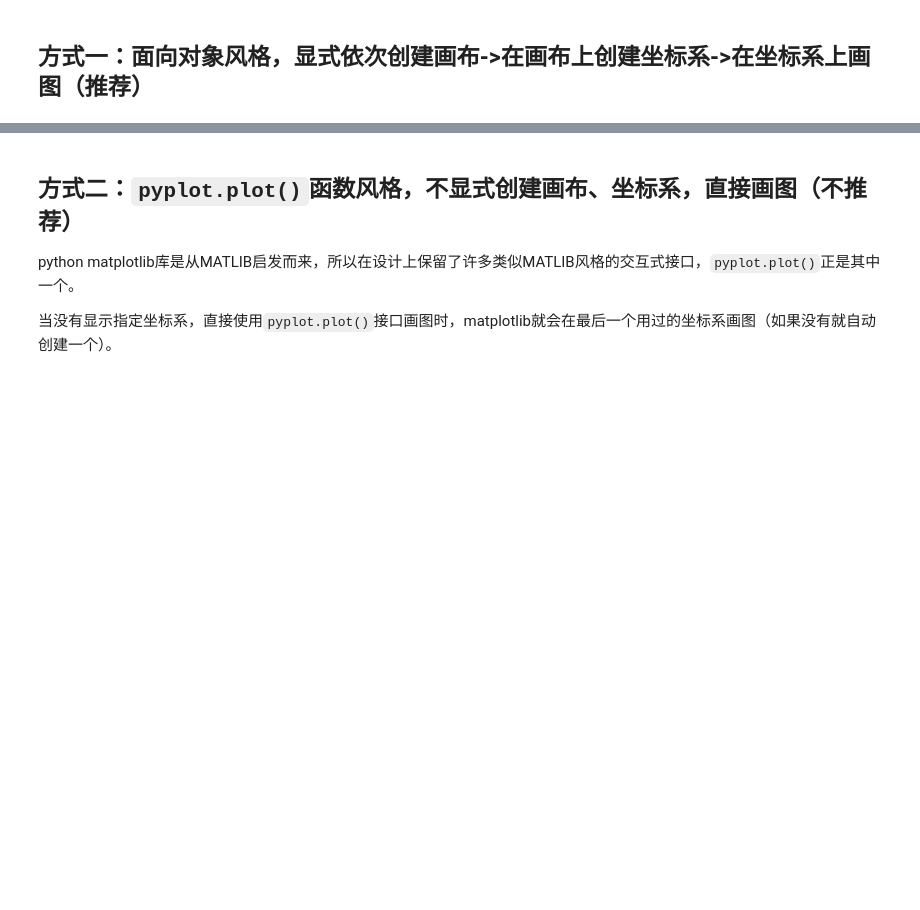
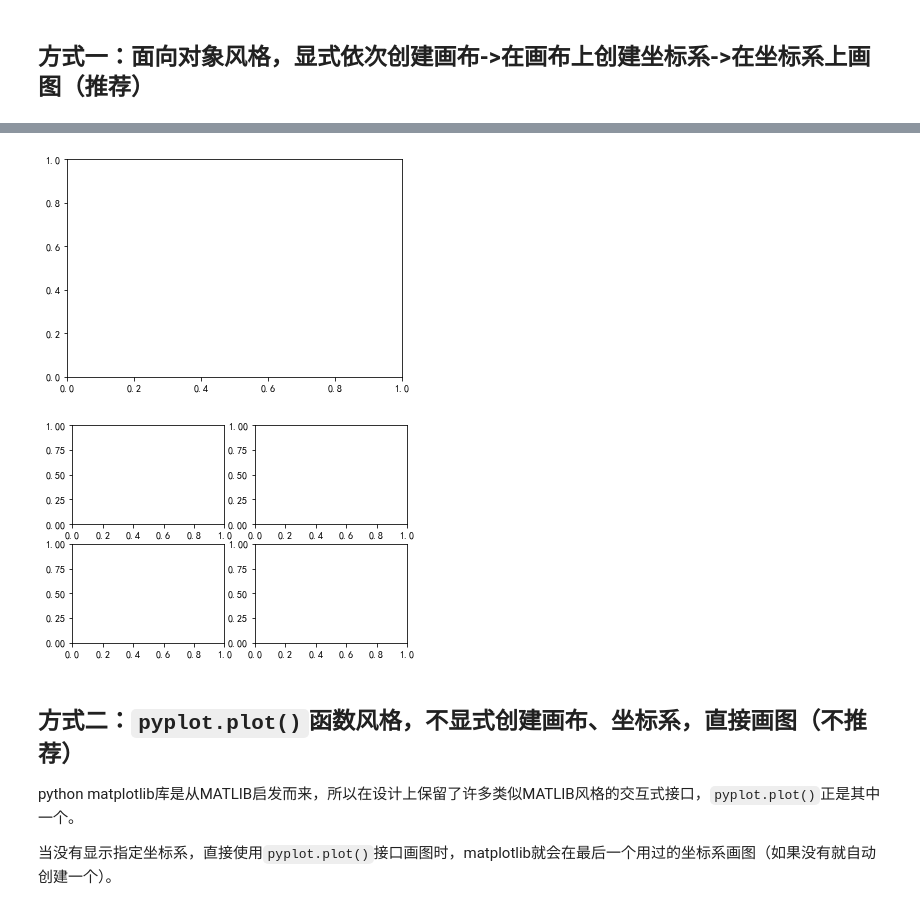
Before and after one commit to xnffdd/pycard, a Jupyter notebook: matplotlib_tutorial/绘图与可视化.ipynb, the cells around one changed output, grey strips where cells are left out. Drawn from its saved outputs; the diff is of its cells as text; code cells hidden in the pictures; blank space fills up the shorter version.

````diff
--- a/matplotlib_tutorial/绘图与可视化.ipynb
+++ b/matplotlib_tutorial/绘图与可视化.ipynb
@@ -70,6 +79,11 @@ plt.show()
 # %%
-fig, ax = plt.subplots()  # 创建含有1个坐标系的画布
-fig, axs = plt.subplots(2, 2)  # 创建含有2*2个坐标系的画布
+fig1, ax = plt.subplots()  # 创建含有1个坐标系的画布
+plt.show()
+fig2, axs = plt.subplots(2, 2)  # 创建含有2*2个坐标系的画布
+plt.show()
+# %% [output]
+[figure, added]
+[figure, added]
 # %% [markdown]
 ## 方式二：```pyplot.plot()```函数风格，不显式创建画布、坐标系，直接画图（不推荐）
 
````
Also changed, not shown: parts of 42 cells of this notebook, 1 other file.
